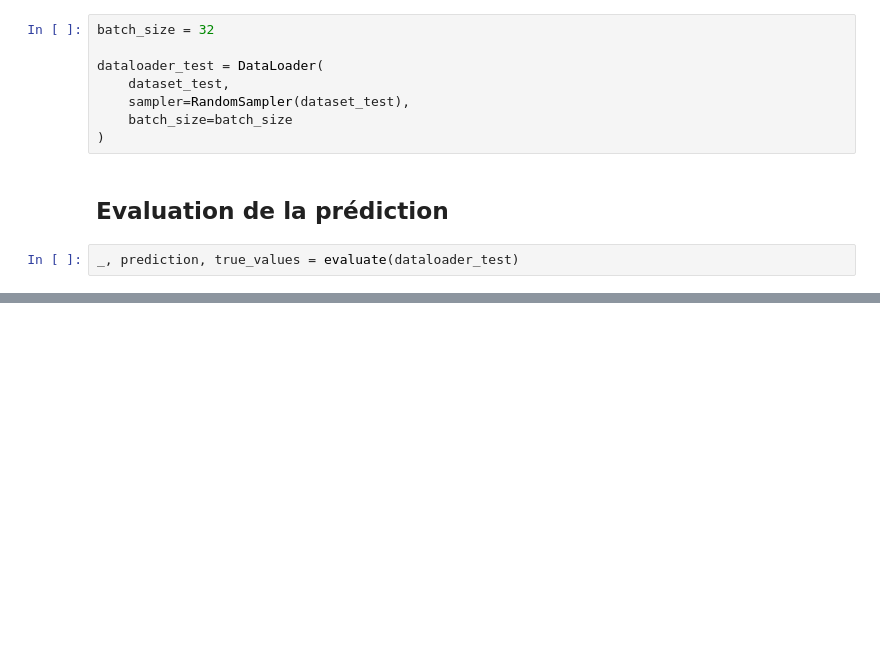
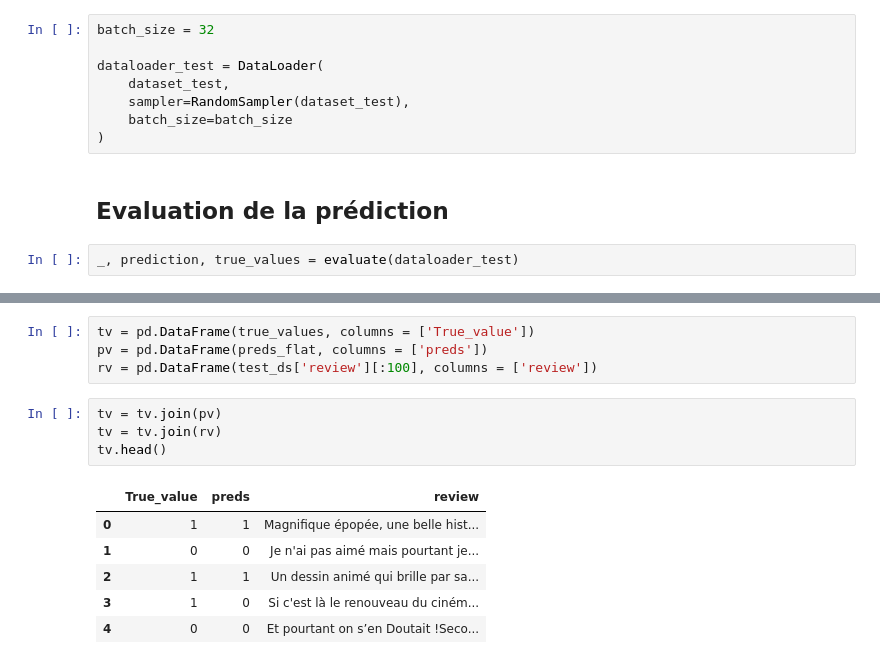
Before and after one commit to PierreSylvain/allocine-sentiment, a Jupyter notebook: CamemBERT_PT.ipynb, the cells around one changed output, grey strips where cells are left out. Saved outputs shown, nothing was run; the diff lists cells and outputs as text; blank space fills up the shorter version.

```diff
--- a/CamemBERT_PT.ipynb
+++ b/CamemBERT_PT.ipynb
@@ -385,0 +506,15 @@ Malgrès un bon score, il convient de regarder les mauvaises prédictions afin d
+# %%
+tv = pd.DataFrame(true_values, columns = ['True_value'])
+pv = pd.DataFrame(preds_flat, columns = ['preds'])
+rv = pd.DataFrame(test_ds['review'][:100], columns = ['review'])
+# %%
+tv = tv.join(pv)
+tv = tv.join(rv)
+tv.head()
+# %% [output]
+|  | True_value | preds | review |
+| 0 | 1 | 1 | Magnifique épopée, une belle hist... |
+| 1 | 0 | 0 | Je n'ai pas aimé mais pourtant je... |
+| 2 | 1 | 1 | Un dessin animé qui brille par sa... |
+| 3 | 1 | 0 | Si c'est là le renouveau du ciném... |
+| 4 | 0 | 0 | Et pourtant on s’en Doutait !Seco... |
```
Also changed, not shown: parts of 25 cells of this notebook.
